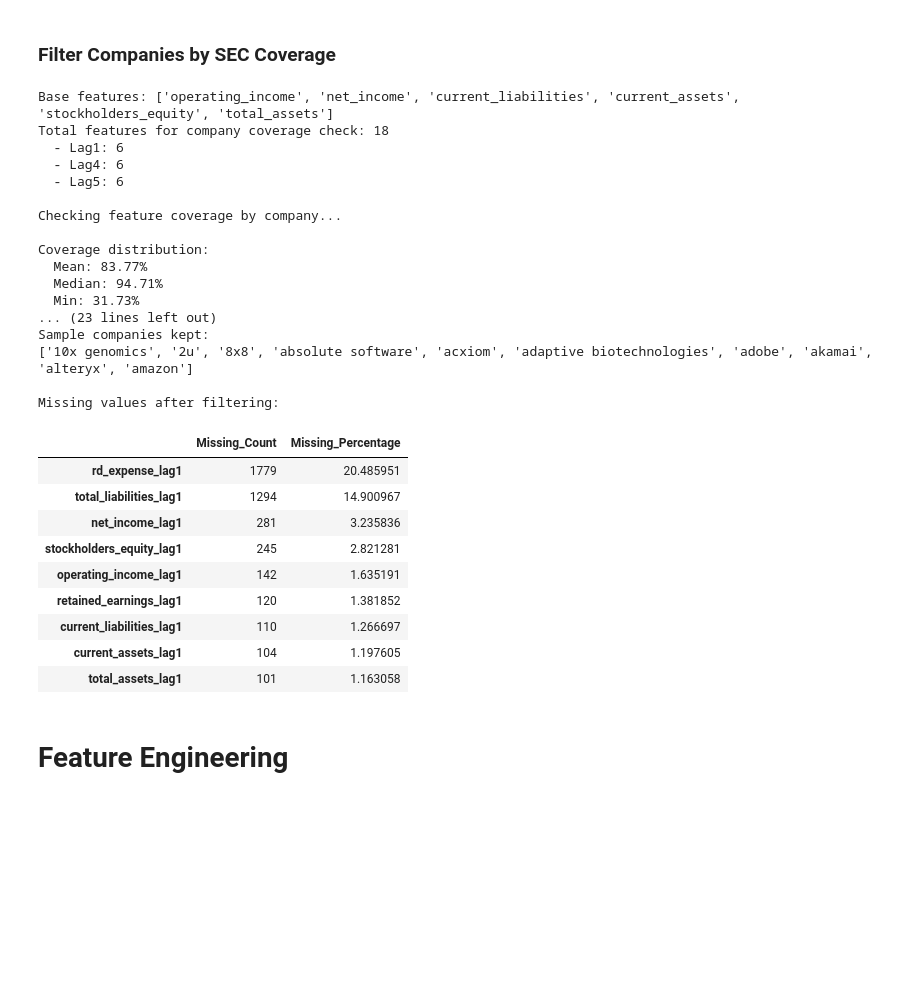
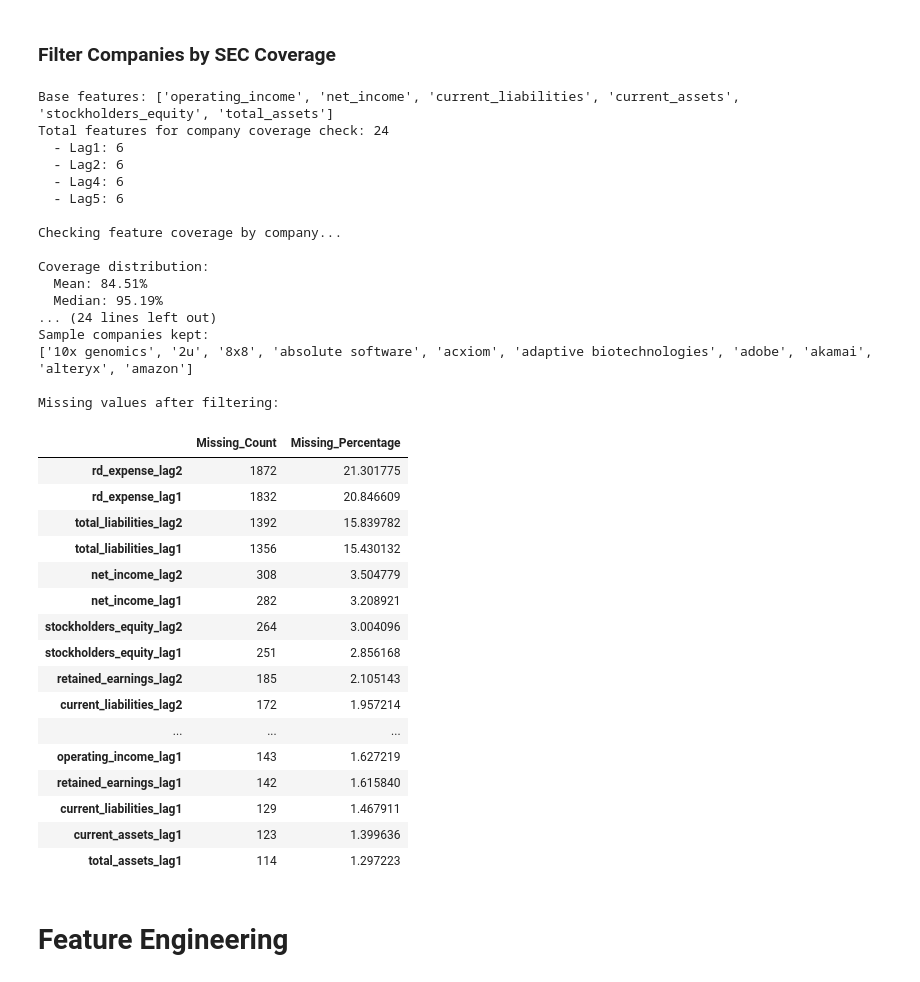
Before and after one commit to lixiaohua-neu/companies-layoff-prediction, a Jupyter notebook: layoff_feature_engineering.ipynb, the cells around one changed output. Saved outputs shown, nothing was run; the diff lists cells and outputs as text; code cells hidden in the pictures; blank space fills up the shorter version.

```diff
--- a/layoff_feature_engineering.ipynb
+++ b/layoff_feature_engineering.ipynb
@@ -108,13 +108,15 @@ base_features = [
 ]
 
 base_lag1_features = [f'{feat}_lag1' for feat in base_features]
+base_lag2_features = [f'{feat}_lag2' for feat in base_features]
 base_lag4_features = [f'{feat}_lag4' for feat in base_features]
 base_lag5_features = [f'{feat}_lag5' for feat in base_features]
-all_base_features = base_lag1_features + base_lag4_features + base_lag5_features
+all_base_features = base_lag1_features + base_lag2_features + base_lag4_features + base_lag5_features
 
 print(f"Base features: {base_features}")
 print(f"Total features for company coverage check: {len(all_base_features)}")
 print(f"  - Lag1: {len(base_lag1_features)}")
+print(f"  - Lag2: {len(base_lag2_features)}")
 print(f"  - Lag4: {len(base_lag4_features)}")
 print(f"  - Lag5: {len(base_lag5_features)}")
 
@@ -154,47 +156,54 @@ print(f"  Companies: {df_filtered['Company'].nunique()}")
 print(f"  Layoff events: {df_filtered['Layoff_Event_Binary'].sum():.0f}")
 print(f"  Class balance: {df_filtered['Layoff_Event_Binary'].mean():.4f}")
 
 print(f"\nSample companies kept:")
 print(sorted(companies_with_data)[:10])
 
 print(f"\nMissing values after filtering:")
 missing = df_filtered.isnull().sum()
 missing_pct = (missing / len(df_filtered)) * 100
 missing_df = pd.DataFrame({
     'Missing_Count': missing[missing > 0],
     'Missing_Percentage': missing_pct[missing > 0]
 }).sort_values('Missing_Count', ascending=False)
 missing_df_filtered = missing_df[~missing_df.index.str.contains('_lag4|_lag5', regex=True)]
 
 display(missing_df_filtered)
 # %% [output]
 Base features: ['operating_income', 'net_income', 'current_liabilities', 'current_assets', 'stockholders_equity', 'total_assets']
-Total features for company coverage check: 18
+Total features for company coverage check: 24
   - Lag1: 6
+  - Lag2: 6
   - Lag4: 6
   - Lag5: 6
 
 Checking feature coverage by company...
 
 Coverage distribution:
-  Mean: 83.77%
-  Median: 94.71%
-  Min: 31.73%
-... (23 lines left out)
+  Mean: 84.51%
+  Median: 95.19%
+... (24 lines left out)
 Sample companies kept:
 ['10x genomics', '2u', '8x8', 'absolute software', 'acxiom', 'adaptive biotechnologies', 'adobe', 'akamai', 'alteryx', 'amazon']
 
 Missing values after filtering:
 |  | Missing_Count | Missing_Percentage |
-| rd_expense_lag1 | 1779 | 20.485951 |
-| total_liabilities_lag1 | 1294 | 14.900967 |
-| net_income_lag1 | 281 | 3.235836 |
-| stockholders_equity_lag1 | 245 | 2.821281 |
-| operating_income_lag1 | 142 | 1.635191 |
-| retained_earnings_lag1 | 120 | 1.381852 |
-| current_liabilities_lag1 | 110 | 1.266697 |
-| current_assets_lag1 | 104 | 1.197605 |
-| total_assets_lag1 | 101 | 1.163058 |
+| rd_expense_lag2 | 1872 | 21.301775 |
+| rd_expense_lag1 | 1832 | 20.846609 |
+| total_liabilities_lag2 | 1392 | 15.839782 |
+| total_liabilities_lag1 | 1356 | 15.430132 |
+| net_income_lag2 | 308 | 3.504779 |
+| net_income_lag1 | 282 | 3.208921 |
+| stockholders_equity_lag2 | 264 | 3.004096 |
+| stockholders_equity_lag1 | 251 | 2.856168 |
+| retained_earnings_lag2 | 185 | 2.105143 |
+| current_liabilities_lag2 | 172 | 1.957214 |
+| ... | ... | ... |
+| operating_income_lag1 | 143 | 1.627219 |
+| retained_earnings_lag1 | 142 | 1.615840 |
+| current_liabilities_lag1 | 129 | 1.467911 |
+| current_assets_lag1 | 123 | 1.399636 |
+| total_assets_lag1 | 114 | 1.297223 |
 # %% [markdown]
 # Feature Engineering
 # %% [markdown]
```
Also changed, not shown: parts of 19 cells of this notebook, 7 other files.
